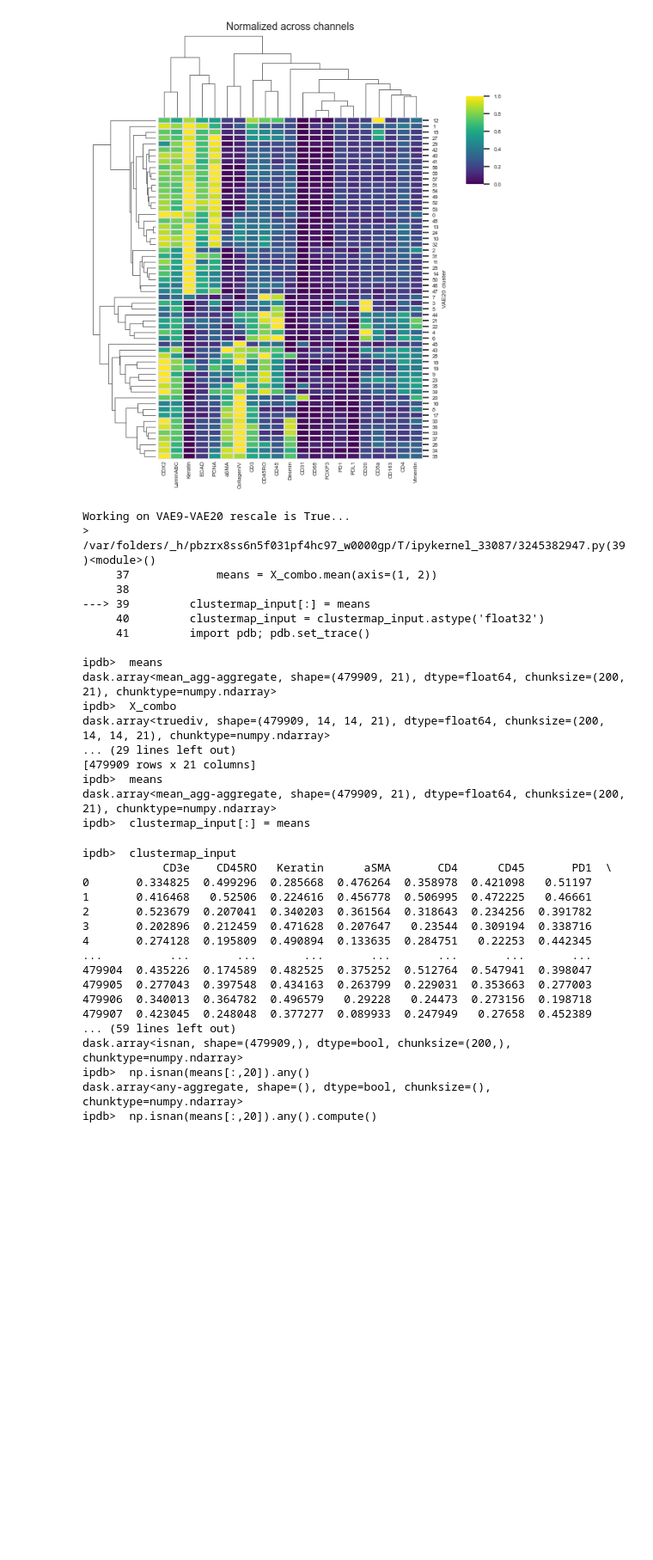
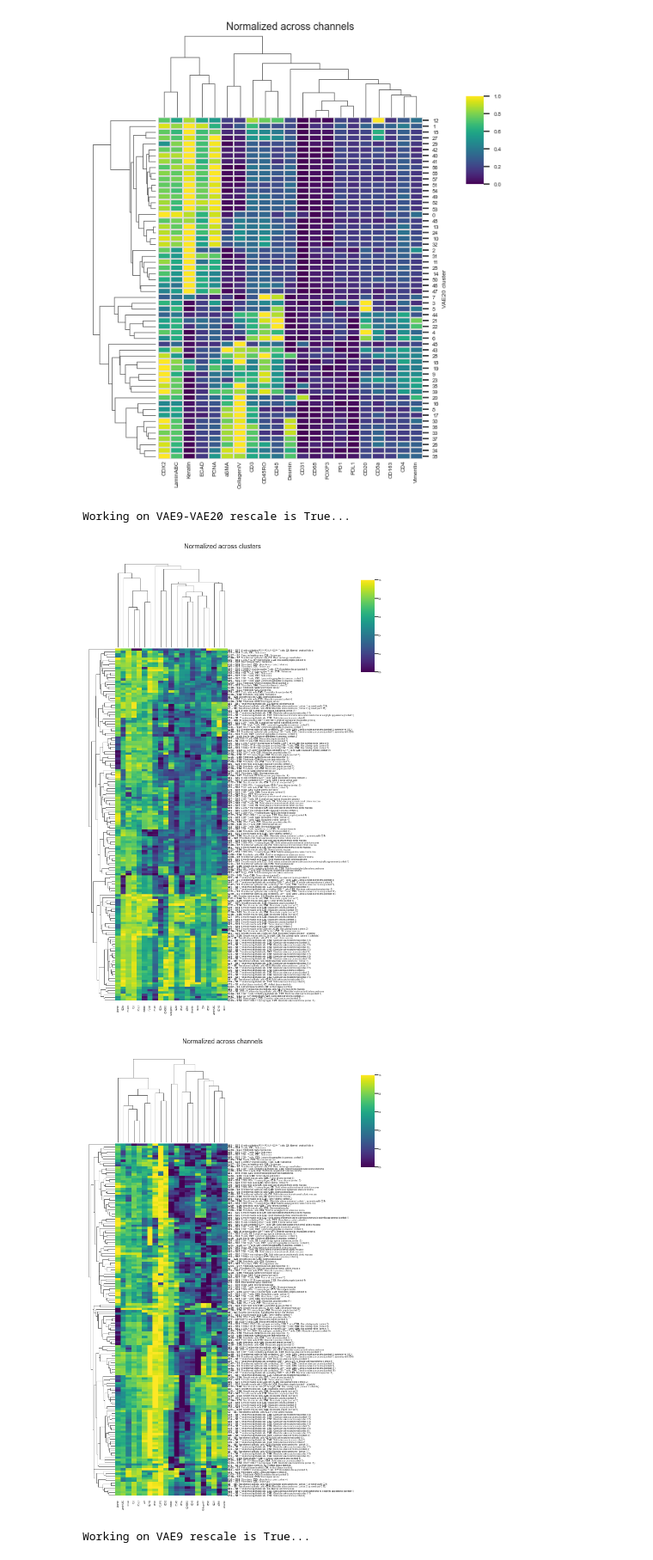
Before and after one commit to labsyspharm/vae-paper, a Jupyter notebook: src/vae_clustermaps.ipynb, the cells around one changed output. Shown at 86% size. Saved outputs shown, nothing was run; the diff lists cells and outputs as text; code cells hidden in the pictures; blank space fills up the shorter version.

```diff
--- a/src/vae_clustermaps.ipynb
+++ b/src/vae_clustermaps.ipynb
@@ -22,17 +22,20 @@ if not os.path.exists(out):
 
 # Read single-cell sample for VAE analysis
 main = pd.read_csv(os.path.join(os.getcwd(), 'input/main.csv'))
-filt = main[main['VAE9-VAE20'] != -1]  # removes -1s in VAE9 and VAE20 clusterings
+filt = main[main['VAE9-VAE20'] != -1].copy()  # removes -1s in VAE9 and VAE20 clusterings
+
+# Set randon seed for reproducible clustermap results
+np.random.seed(1)
 # %%
 # Map VAE20 clusters to contexts
 VAE20_annot = pd.read_csv(os.path.join(os.getcwd(), 'input/SupTable3.csv'))
 cell_context = [VAE20_annot['Call'][VAE20_annot['Cluster'] == i].values[0] for i in filt['VAE20']]
-filt['context'] = [i for i in cell_context]
+filt.loc[:, 'context'] = [i for i in cell_context]
 
 # Map VAE9 clusters to cell states
 VAE9_annot = pd.read_csv(os.path.join(os.getcwd(), 'input/SupTable4.csv'))
 cell_state = [VAE9_annot['Call'][VAE9_annot['Cluster'] == i].values[0] for i in filt['VAE9']]
-filt['state'] = [i for i in cell_state]
+filt.loc[:, 'state'] = [i for i in cell_state]
 # %%
 # Compute and plot segmentation-based average intensities for VAE20 clusters
 abx_channels = {
@@ -83,9 +86,10 @@ for rescale in [True, False]:
     for name, root in zip(
         ['VAE9-VAE20', 'VAE9', 'VAE20'],
         [
-            '/Users/greg/projects/vae_manuscript/output/window_14/6_latent_space_LD184',
-            '/Users/greg/projects/vae_manuscript/output/window_14/6_latent_space_LD184',
-            '/Users/greg/projects/vae_manuscript/output/6_latent_space_LD850']
+            os.path.join(os.getcwd(), 'input/VAE9/6_latent_space_LD184'),
+            os.path.join(os.getcwd(), 'input/VAE9/6_latent_space_LD184'),
+            os.path.join(os.getcwd(), 'input/VAE20/6_latent_space_LD850')
+        ]
     ):
 
         print(f'Working on {name} rescale is {rescale}...')
@@ -103,24 +107,25 @@ for rescale in [True, False]:
             # Perform 0-1 normalization for each channel within each image patch
             mins = X_combo.min(axis=(1, 2), keepdims=True)
             maxs = X_combo.max(axis=(1, 2), keepdims=True)
-            X_combo = (X_combo - mins) / (maxs - mins)
+            X_combo = (X_combo - mins) / ((maxs - mins) + 0.00000000000001)  # avoid divide by zero errors in images whose min and max are the same
             means = X_combo.mean(axis=(1, 2))
-            import pdb; pdb.set_trace()
         else:
             means = X_combo.mean(axis=(1, 2))
 
         clustermap_input[:] = means
         clustermap_input = clustermap_input.astype('float32')
-        import pdb; pdb.set_trace()
+
         clustermap_input[name] = main[name]
-        clustermap_input['state'] = main['state']
-        clustermap_input['context'] = main['context']
-        clustermap_input['vae_tuple'] = main['VAE_Tuples']
-        import pdb; pdb.set_trace()
-        filt = clustermap_input[clustermap_input['VAE9-VAE20'] != -1]  # removes -1s in VAE9 and VAE20 clusterings
 
-        linewidths = 0.1
+        linewidth = 0.0
         if name == 'VAE9-VAE20':
+
+            clustermap_input['vae_tuple'] = main['VAE_Tuples']
+            clustermap_input = clustermap_input[
+                clustermap_input.index.isin(filt.index)]
+            clustermap_input['state'] = filt['state']
+            clustermap_input['context'] = filt['context']
+
             sns.set(font_scale=0.3)
             plt.rcParams['xtick.major.pad'] = '0'
             plt.rcParams['ytick.major.pad'] = '0'
@@ -132,7 +137,7 @@ for rescale in [True, False]:
             clustermap_input = clustermap_input[
                 clustermap_input['VAE9-VAE20'].isin(selected_labels)
             ]
-            import pdb; pdb.set_trace()
+
             # Compute median antibody signals for clusters
             clustermap_input = clustermap_input.groupby(
                 [name, 'vae_tuple', 'state', 'context']).median()
@@ -142,66 +147,37 @@ for rescale in [True, False]:
                 r"$\bf{" 'L' + str(int(i[0])) + "}$" + ' — ' +
                 r"$\bf{" 'S' + i[1].split('_')[0] + ': ' "}$" + i[2] + '; '
                 r"$\bf{" 'C' + i[1].split('_')[1] + ': ' "}$" + i[3]
                 for i in idx
             ]
         else:
+            sns.set(font_scale=0.9)
             # Compute median antibody signals for clusters
-            import pdb; pdb.set_trace()
             clustermap_input = clustermap_input.groupby(name).median()
+            clustermap_input.drop(index=-1, inplace=True)
 
         for norm, axis in zip(['clusters', 'channels'], [1, 0]):
 
             g = sns.clustermap(
                 clustermap_input, cmap='viridis', standard_scale=axis,
-                yticklabels=1, xticklabels=1, linewidths=linewidths,
+                yticklabels=1, xticklabels=1, linewidths=linewidth,
                 linecolor='grey', cbar=True, figsize=(6, 10)
             )
 
-            g.ax_cbar.set_position([1.05, 0.75, 0.05, 0.2])
+            g.ax_cbar.set_position([1.0, 0.75, 0.05, 0.2])
             g.fig.suptitle(f'Normalized across {norm}', y=1.03, fontsize=10)
             g.ax_heatmap.yaxis.set_tick_params(length=0.05, width=0.01)
 
             plt.savefig(
                 os.path.join(
                     out,
                     f'{name}_by_patch_intensity_norm_{norm}'
                     f'_rescale_{rescale}.pdf'), bbox_inches='tight'
             )
             plt.show()
             plt.close('all')
         print()
 # %% [output]
 Working on VAE9-VAE20 rescale is True...
-> /var/folders/_h/pbzrx8ss6n5f031pf4hc97_w0000gp/T/ipykernel_33087/3245382947.py(39)<module>()
-     37             means = X_combo.mean(axis=(1, 2))
-     38
----> 39         clustermap_input[:] = means
-     40         clustermap_input = clustermap_input.astype('float32')
-     41         import pdb; pdb.set_trace()
-
-ipdb>  means
-dask.array<mean_agg-aggregate, shape=(479909, 21), dtype=float64, chunksize=(200, 21), chunktype=numpy.ndarray>
-ipdb>  X_combo
-dask.array<truediv, shape=(479909, 14, 14, 21), dtype=float64, chunksize=(200, 14, 14, 21), chunktype=numpy.ndarray>
-... (29 lines left out)
-[479909 rows x 21 columns]
-ipdb>  means
-dask.array<mean_agg-aggregate, shape=(479909, 21), dtype=float64, chunksize=(200, 21), chunktype=numpy.ndarray>
-ipdb>  clustermap_input[:] = means
+[figure, added]
+[figure, added]
-ipdb>  clustermap_input
-            CD3e    CD45RO   Keratin      aSMA       CD4      CD45       PD1  \
-0       0.334825  0.499296  0.285668  0.476264  0.358978  0.421098   0.51197
-1       0.416468   0.52506  0.224616  0.456778  0.506995  0.472225   0.46661
-2       0.523679  0.207041  0.340203  0.361564  0.318643  0.234256  0.391782
-3       0.202896  0.212459  0.471628  0.207647   0.23544  0.309194  0.338716
-4       0.274128  0.195809  0.490894  0.133635  0.284751   0.22253  0.442345
-...          ...       ...       ...       ...       ...       ...       ...
-479904  0.435226  0.174589  0.482525  0.375252  0.512764  0.547941  0.398047
-479905  0.277043  0.397548  0.434163  0.263799  0.229031  0.353663  0.277003
-479906  0.340013  0.364782  0.496579   0.29228   0.24473  0.273156  0.198718
-479907  0.423045  0.248048  0.377277  0.089933  0.247949   0.27658  0.452389
-... (59 lines left out)
-dask.array<isnan, shape=(479909,), dtype=bool, chunksize=(200,), chunktype=numpy.ndarray>
-ipdb>  np.isnan(means[:,20]).any()
-dask.array<any-aggregate, shape=(), dtype=bool, chunksize=(), chunktype=numpy.ndarray>
-ipdb>  np.isnan(means[:,20]).any().compute()
+Working on VAE9 rescale is True...
```
Also changed, not shown: parts of 1 cell of this notebook, 27 other files.
